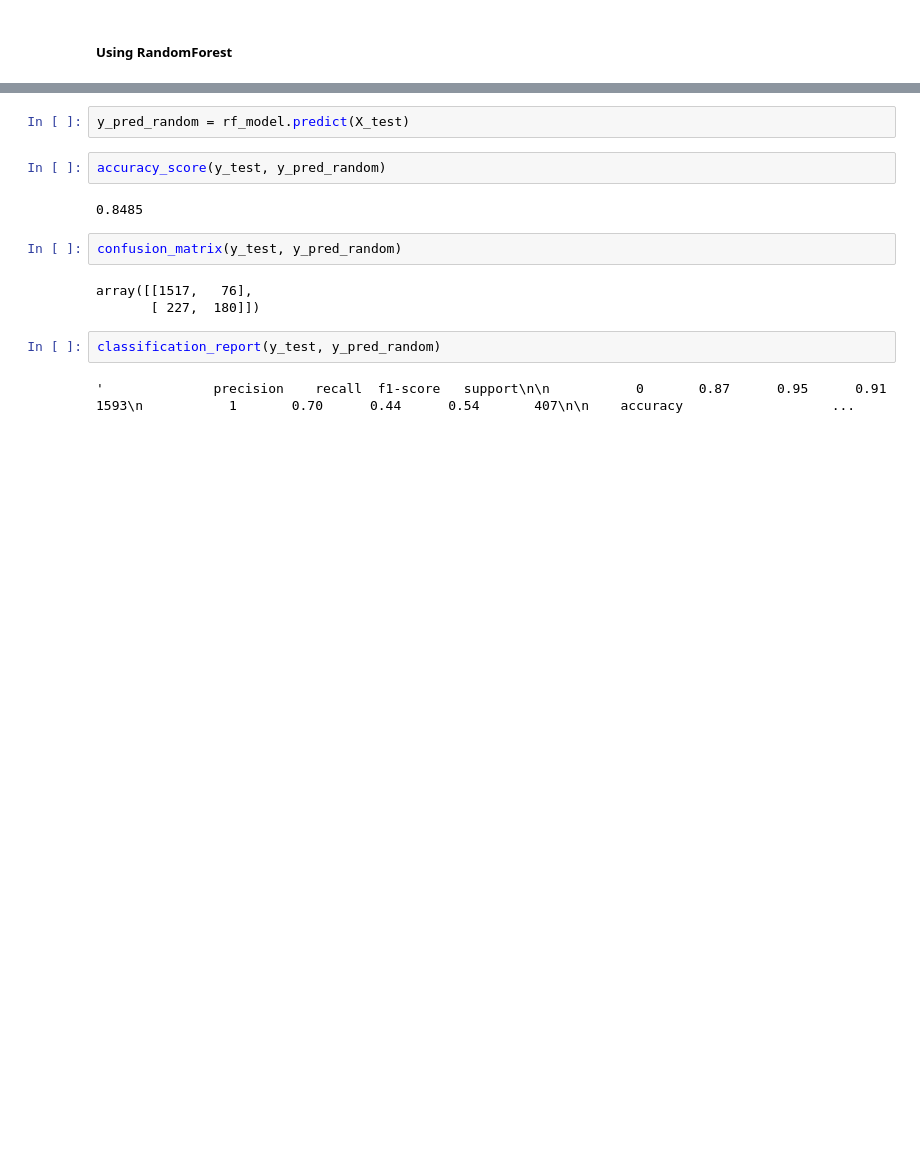
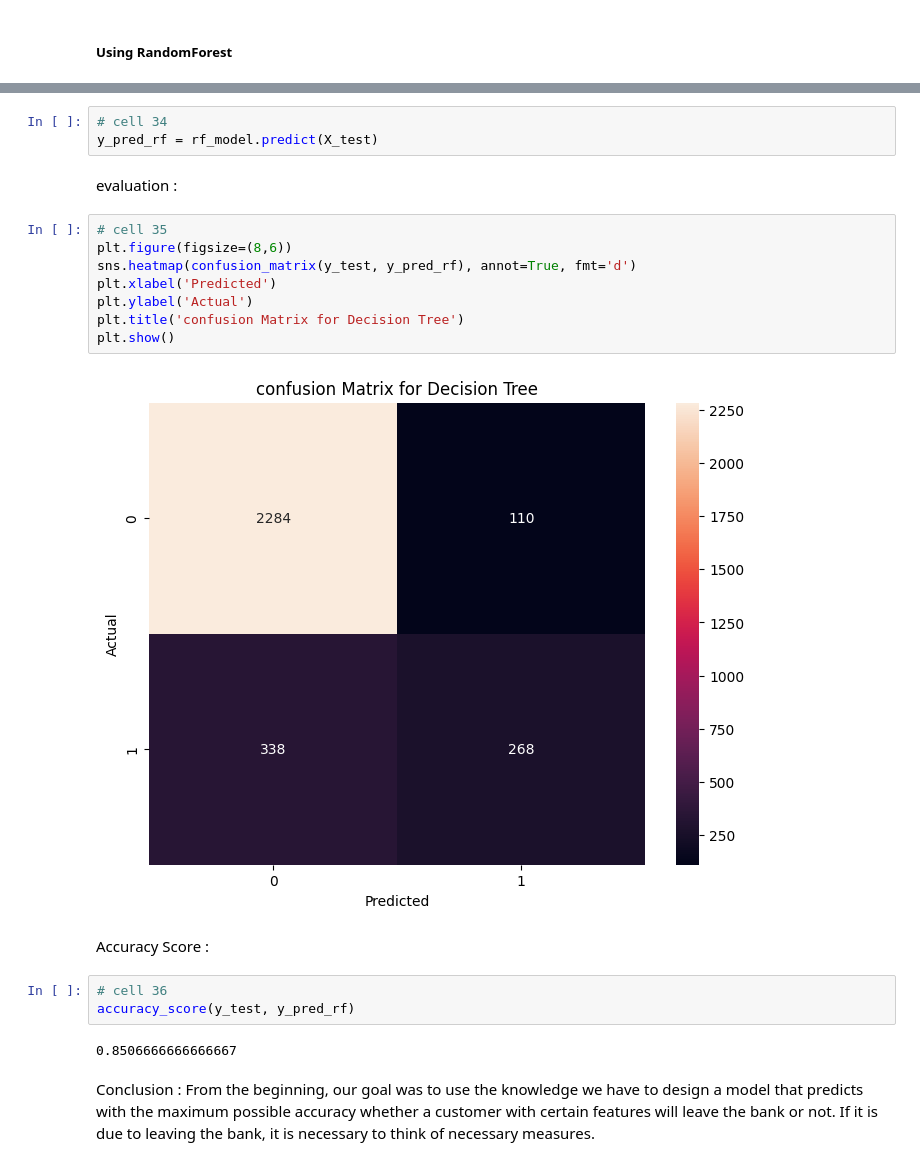
Before and after one commit to AmirrezaMadadi/Customer-Churn-Prediction, a Jupyter notebook: customer_churn_prediction.ipynb, the cells around one changed output, grey strips where cells are left out. Saved outputs shown, nothing was run; the diff lists cells and outputs as text; blank space fills up the shorter version.

```diff
--- a/customer_churn_prediction.ipynb
+++ b/customer_churn_prediction.ipynb
@@ -418,15 +364,25 @@ rf_model.score(X_train, y_train)
 # %%
-y_pred_random = rf_model.predict(X_test)
+# cell 34
+y_pred_rf = rf_model.predict(X_test)
-# %%
-accuracy_score(y_test, y_pred_random)
-# %% [output]
-0.8485
-# %%
-confusion_matrix(y_test, y_pred_random)
-# %% [output]
-array([[1517,   76],
-       [ 227,  180]])
-# %%
-classification_report(y_test, y_pred_random)
-# %% [output]
-'              precision    recall  f1-score   support\n\n           0       0.87      0.95      0.91      1593\n           1       0.70      0.44      0.54       407\n\n    accuracy                   ...
+# %% [markdown]
+evaluation :
+# %%
+# cell 35
+plt.figure(figsize=(8,6))
+sns.heatmap(confusion_matrix(y_test, y_pred_rf), annot=True, fmt='d')
+plt.xlabel('Predicted')
+plt.ylabel('Actual')
+plt.title('confusion Matrix for Decision Tree')
+plt.show()
+# %% [output]
+[figure, added]
+# %% [markdown]
+Accuracy Score :
+# %%
+# cell 36
+accuracy_score(y_test, y_pred_rf)
+# %% [output]
+0.8506666666666667
+# %% [markdown]
+Conclusion : From the beginning, our goal was to use the knowledge we have to design a model that predicts with the maximum possible accuracy whether a customer with certain features will leave the bank or not.
+If it is due to leaving the bank, it is necessary to think of necessary measures.
```
Also changed, not shown: parts of 65 cells of this notebook, 1 other file.
